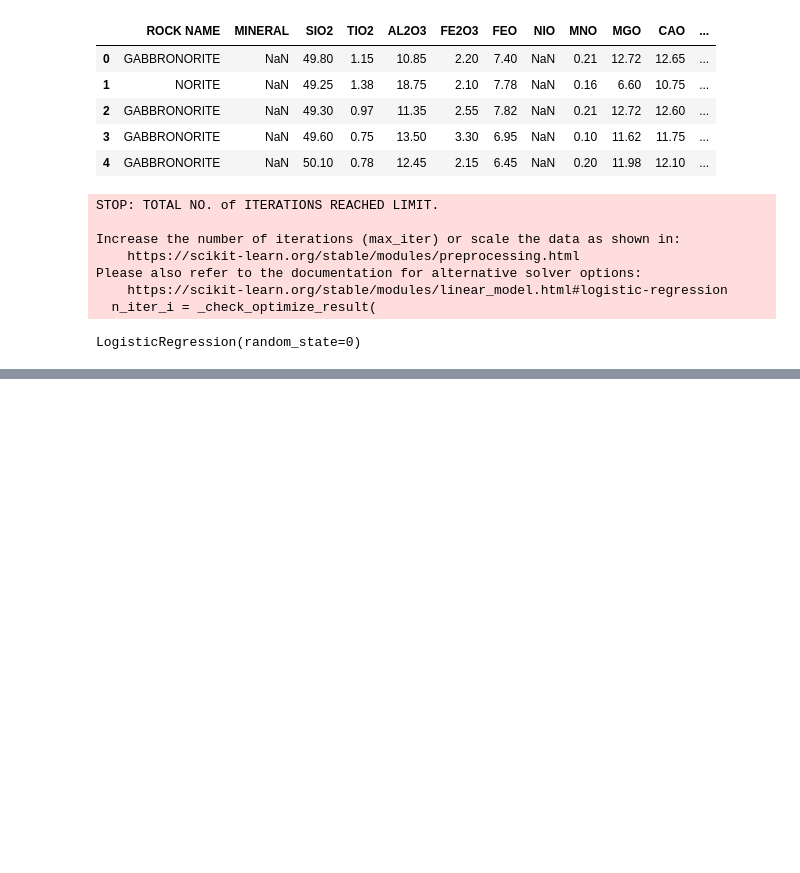
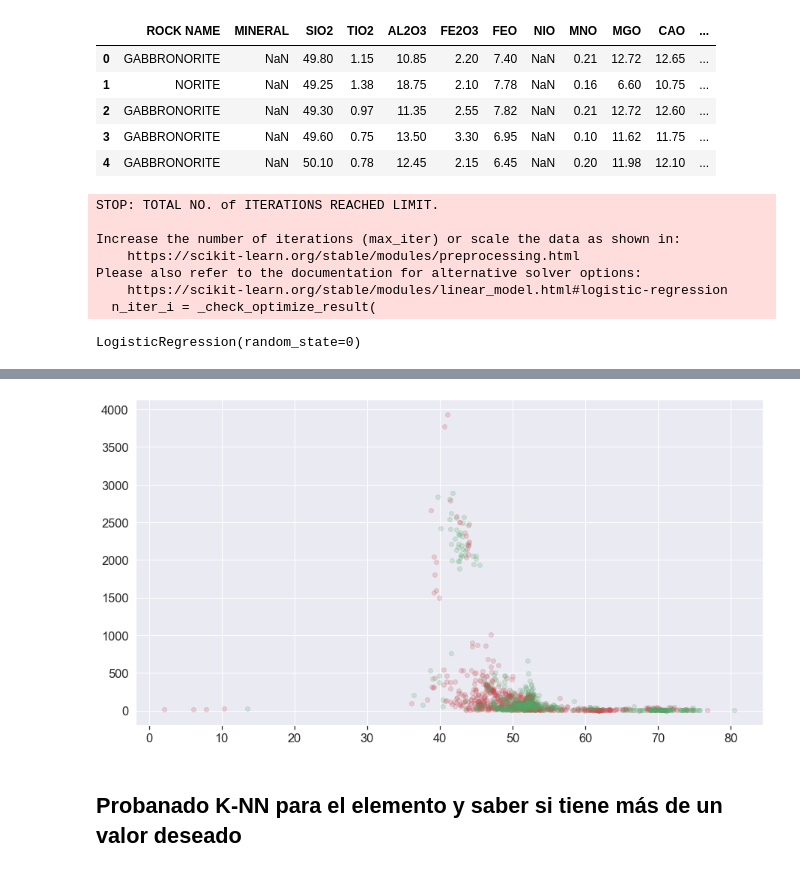
Before and after one commit to rubensdmp/GeoPython, a Jupyter notebook: EarthChem/Geoquimica.ipynb, the cells around one changed output, grey strips where cells are left out. Drawn from its saved outputs; the diff is of its cells as text; code cells hidden in the pictures; blank space fills up the shorter version.

```diff
--- a/EarthChem/Geoquimica.ipynb
+++ b/EarthChem/Geoquimica.ipynb
@@ -441,3 +427,27 @@ plt.xlabel('Edad')
 plt.ylabel('Sueldo Estimado')
 plt.legend()
 plt.show()
+# %%
+# Vamos a plotear puntos en función de sus varibles categóricas
+vpos = dfmod.iloc[:,2:18][dfmod['class']==1].values
+vneg = dfmod.iloc[:,2:18][dfmod['class']==0].values
+
+plt.rcParams["figure.figsize"] = (15,8)
+plt.tick_params(
+    axis='both',          # changes apply to the x-axis
+    which='both',      # both major and minor ticks are affected
+    bottom=True,      # ticks along the bottom edge are off
+    top=False,         # ticks along the top edge are off
+    labelbottom=True,
+    labelleft=True) # labels along the bottom edge are off
+
+plt.scatter(x=vpos[:,0], y=vpos[:,14],zorder=2, color='r', alpha = 0.2)
+plt.scatter(x=vneg[:,0], y=vneg[:,14],zorder=2, color='g', alpha = 0.2)
+
+
+#plt.bar(dic.keys(), dic.values([0][0]))
+plt.show()
+# %% [output]
+[figure, added]
+# %% [markdown]
+## Probanado K-NN para el elemento y saber si tiene más de un valor deseado
```
Also changed, not shown: parts of 27 cells of this notebook.
